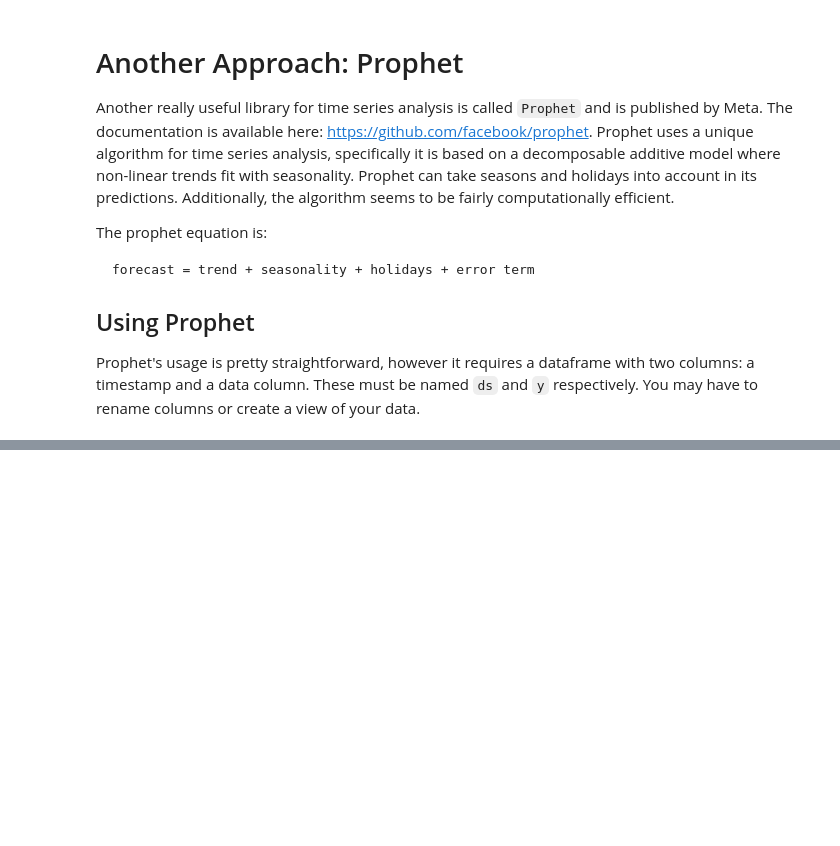
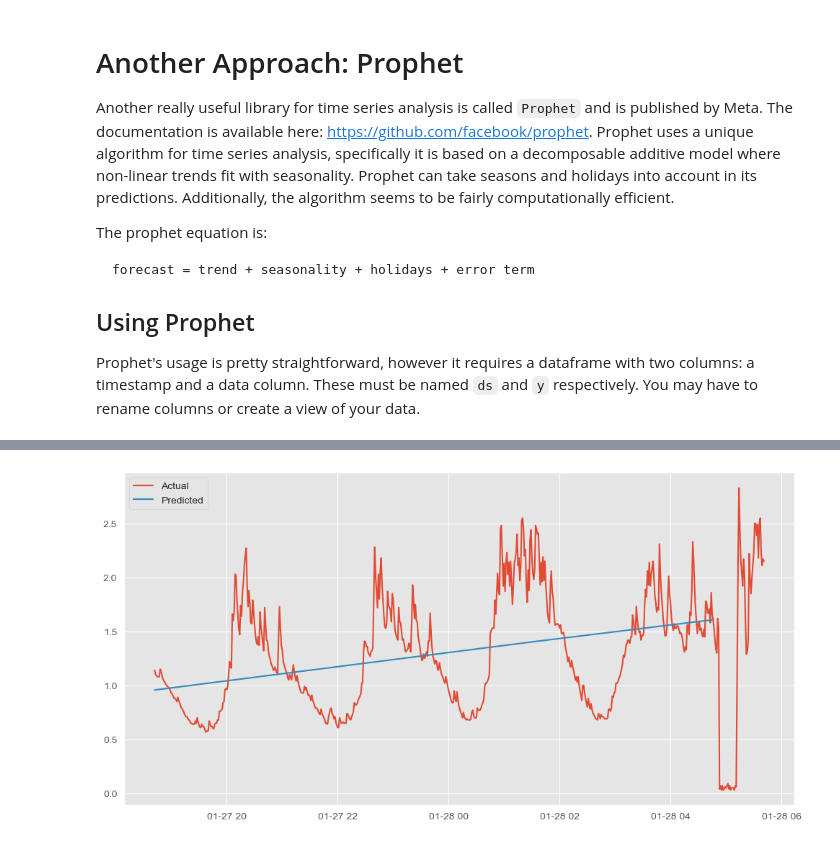
Before and after one commit to gtkcyber/ai_cyber_bootcamp_ccst, a Jupyter notebook: answers/Worksheet 7.0 - Anomaly Detection - Answers.ipynb, the cells around one changed output, grey strips where cells are left out. Cells and saved outputs as stored; diff of their text form; code cells hidden in the pictures; blank space fills up the shorter version.

```diff
--- a/answers/Worksheet 7.0 - Anomaly Detection - Answers.ipynb
+++ b/answers/Worksheet 7.0 - Anomaly Detection - Answers.ipynb
@@ -310,0 +370,3 @@ Prophet's usage is pretty straightforward, however it requires a dataframe with
+# %%
+actuals = pd.read_csv(f'{DATA_HOME}/cpu-full-b.csv', parse_dates=["datetime"])
+actuals.columns = ['ds', 'y']
@@ -310,0 +402,8 @@ Prophet's usage is pretty straightforward, however it requires a dataframe with
+# %%
+plt.figure(figsize=(12,6))
+plt.plot(actuals['ds'], actuals['y'], label='Actual')
+plt.plot(forecast['ds'], forecast['yhat'], label='Predicted')
+plt.legend()
+plt.show()
+# %% [output]
+[figure, added]
```
Also changed, not shown: parts of 13 cells of this notebook, 21 other files.
